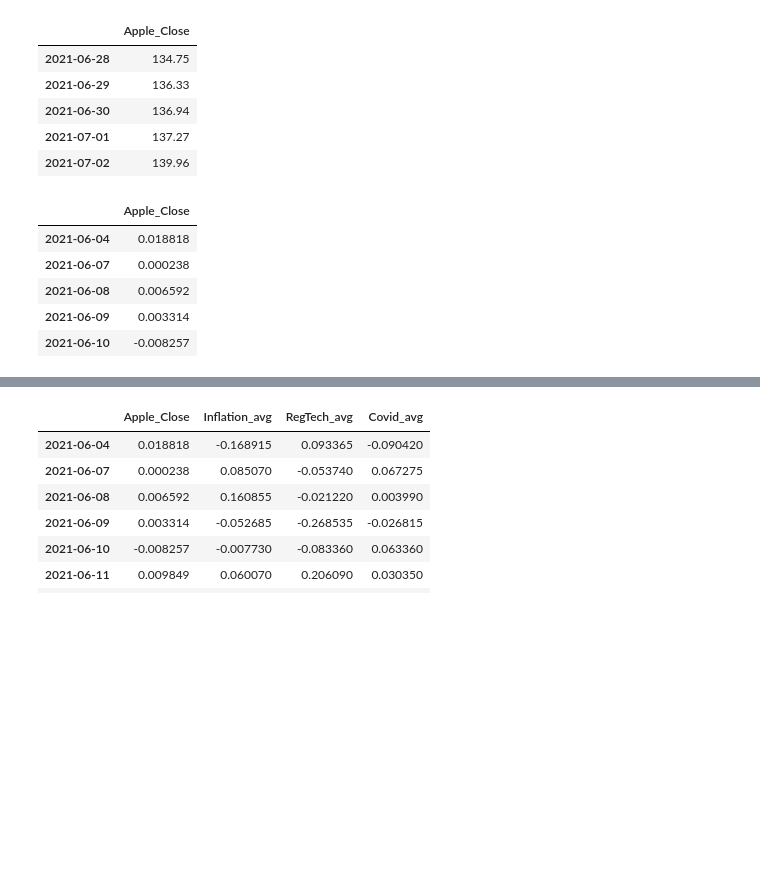
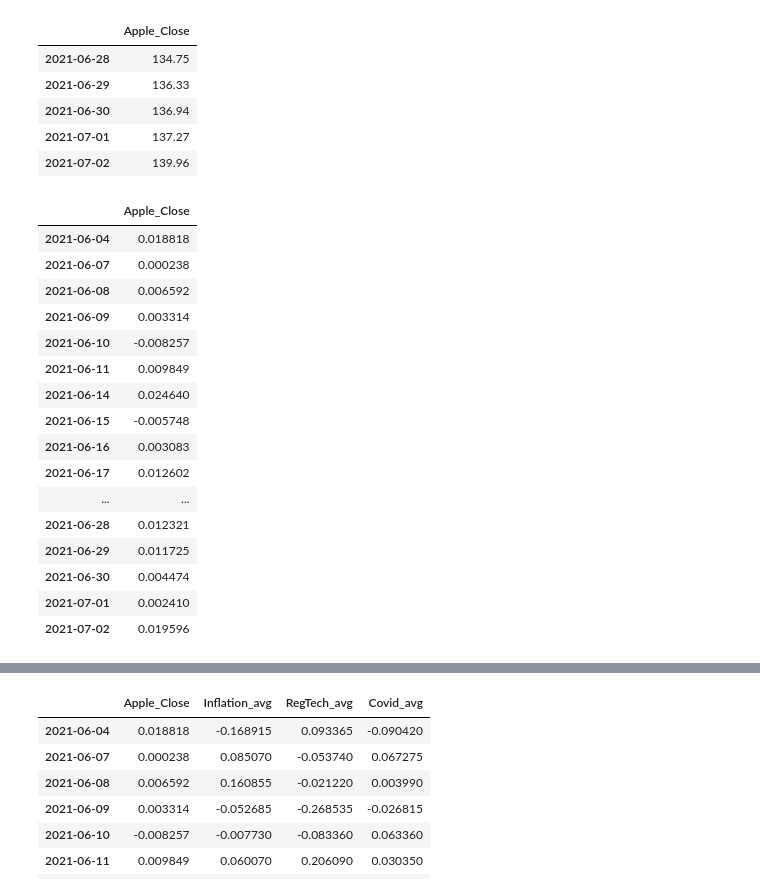
Before and after one commit to Billieo/p2-g3, a Jupyter notebook: notebooks/Samuel's_Notebook/notebooks/correlation.ipynb, the cells around one changed output, grey strips where cells are left out. Saved outputs shown, nothing was run; the diff lists cells and outputs as text; code cells hidden in the pictures; blank space fills up the shorter version.

```diff
--- a/notebooks/Samuel's_Notebook/notebooks/correlation.ipynb
+++ b/notebooks/Samuel's_Notebook/notebooks/correlation.ipynb
@@ -91,14 +91,25 @@ apple_df.tail()
 | 2021-07-02 | 139.96 |
 # %%
 apple_returns = apple_df.pct_change().dropna()
-apple_returns.head()
+apple_returns.head(50)
 # %% [output]
 |  | Apple_Close |
 | 2021-06-04 | 0.018818 |
 | 2021-06-07 | 0.000238 |
 | 2021-06-08 | 0.006592 |
 | 2021-06-09 | 0.003314 |
 | 2021-06-10 | -0.008257 |
+| 2021-06-11 | 0.009849 |
+| 2021-06-14 | 0.024640 |
+| 2021-06-15 | -0.005748 |
+| 2021-06-16 | 0.003083 |
+| 2021-06-17 | 0.012602 |
+| ... | ... |
+| 2021-06-28 | 0.012321 |
+| 2021-06-29 | 0.011725 |
+| 2021-06-30 | 0.004474 |
+| 2021-07-01 | 0.002410 |
+| 2021-07-02 | 0.019596 |
 # %%
 def get_headlines(keyword):
     all_headlines = []
```
Also changed, not shown: parts of 7 cells of this notebook, 3 other files.
